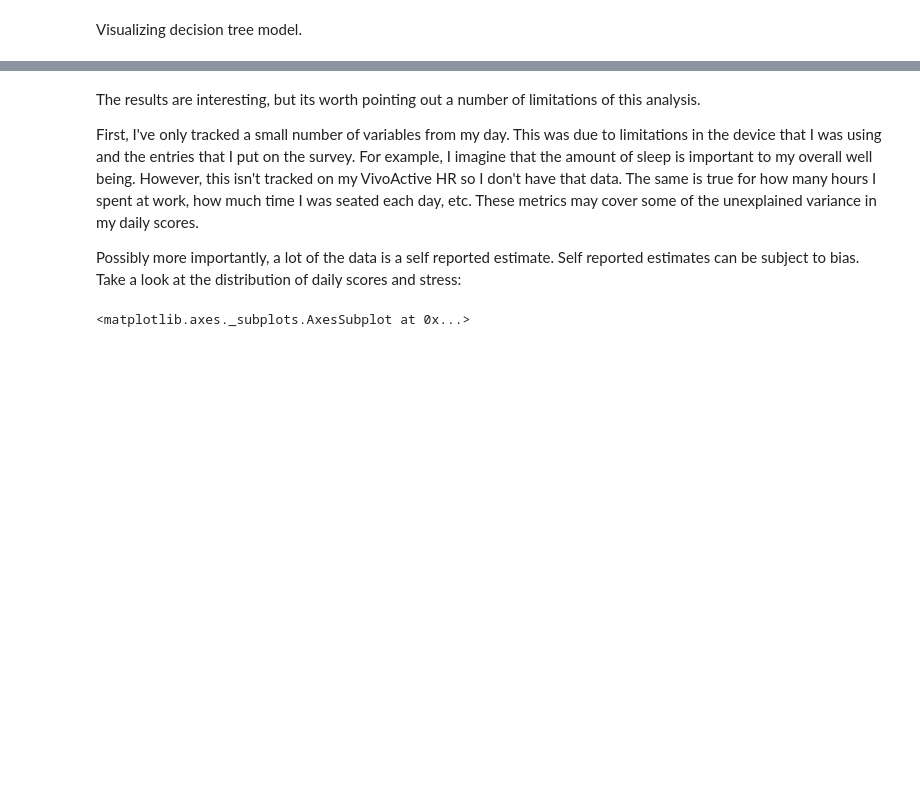
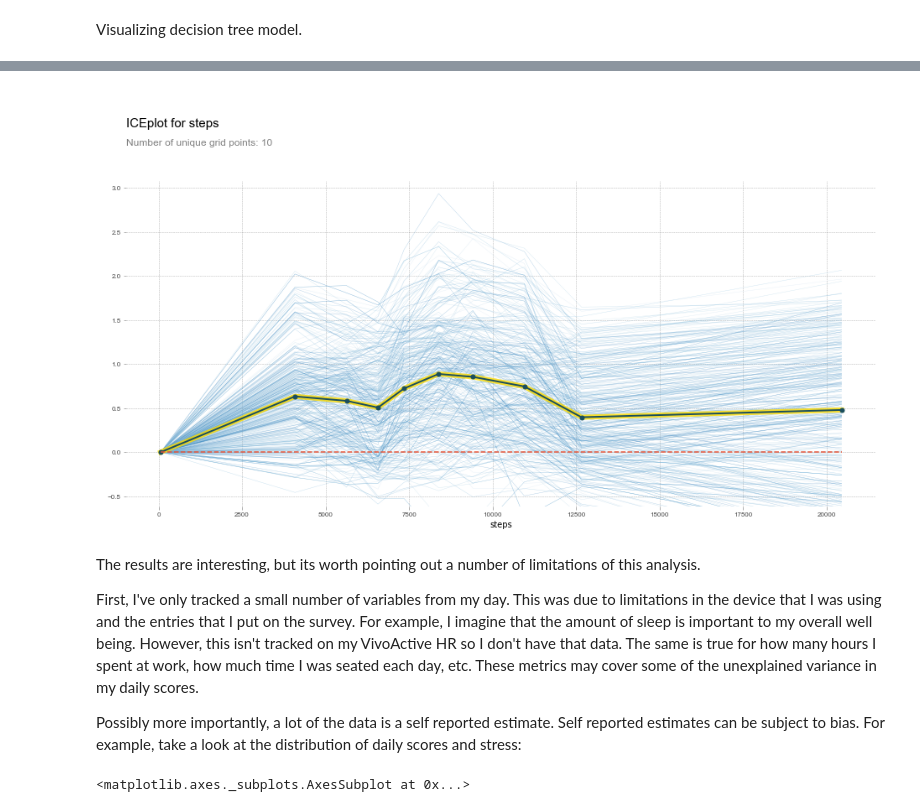
Before and after one commit to ryanshewcraft/PersonalWellness, a Jupyter notebook: p180625_PersonalHealth_RandomForest.ipynb, the cells around one changed output, grey strips where cells are left out. Saved outputs shown, nothing was run; the diff lists cells and outputs as text; code cells hidden in the pictures; blank space fills up the shorter version.

```diff
--- a/p180625_PersonalHealth_RandomForest.ipynb
+++ b/p180625_PersonalHealth_RandomForest.ipynb
@@ -312,9 +342,19 @@ Variable: Sleep_Maybe          Importance: 0.02
+# %%
+def plot_pdp(feat, clusters=None, feat_name=None):
+    feat_name = feat_name or feat
+    p = pdp.pdp_isolate(rf, x, feat)
+    return pdp.pdp_plot(p, feat_name, plot_lines=True,
+                        cluster=clusters is not None, n_cluster_centers=clusters)
+
+plot_pdp('steps')
+# %% [output]
+[figure, added]
 # %% [markdown]
 The results are interesting, but its worth pointing out a number of limitations of this analysis.
 
 First, I've only tracked a small number of variables from my day. This was due to limitations in the device that I was using and the entries that I put on the survey. For example, I imagine that the amount of sleep is important to my overall well being. However, this isn't tracked on my VivoActive HR so I don't have that data. The same is true for how many hours I spent at work, how much time I was seated each day, etc. These metrics may cover some of the unexplained variance in my daily scores.
 
-Possibly more importantly, a lot of the data is a self reported estimate. Self reported estimates can be subject to bias. Take a look at the distribution of daily scores and stress:
+Possibly more importantly, a lot of the data is a self reported estimate. Self reported estimates can be subject to bias. For example, take a look at the distribution of daily scores and stress:
 # %%
 sns.distplot(labels)
 sns.distplot(features['Stress'])
```
Also changed, not shown: parts of 13 cells of this notebook.
